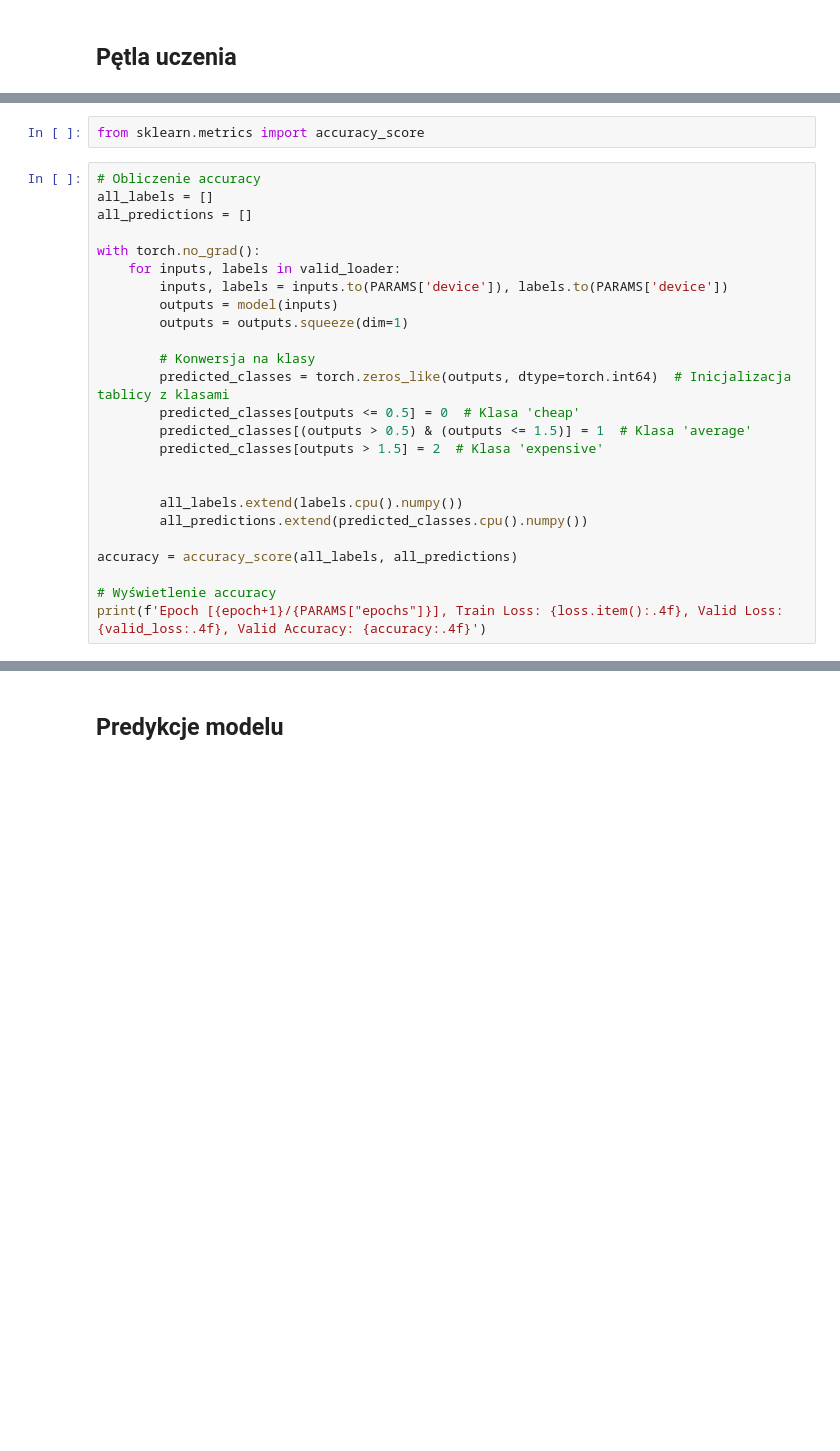
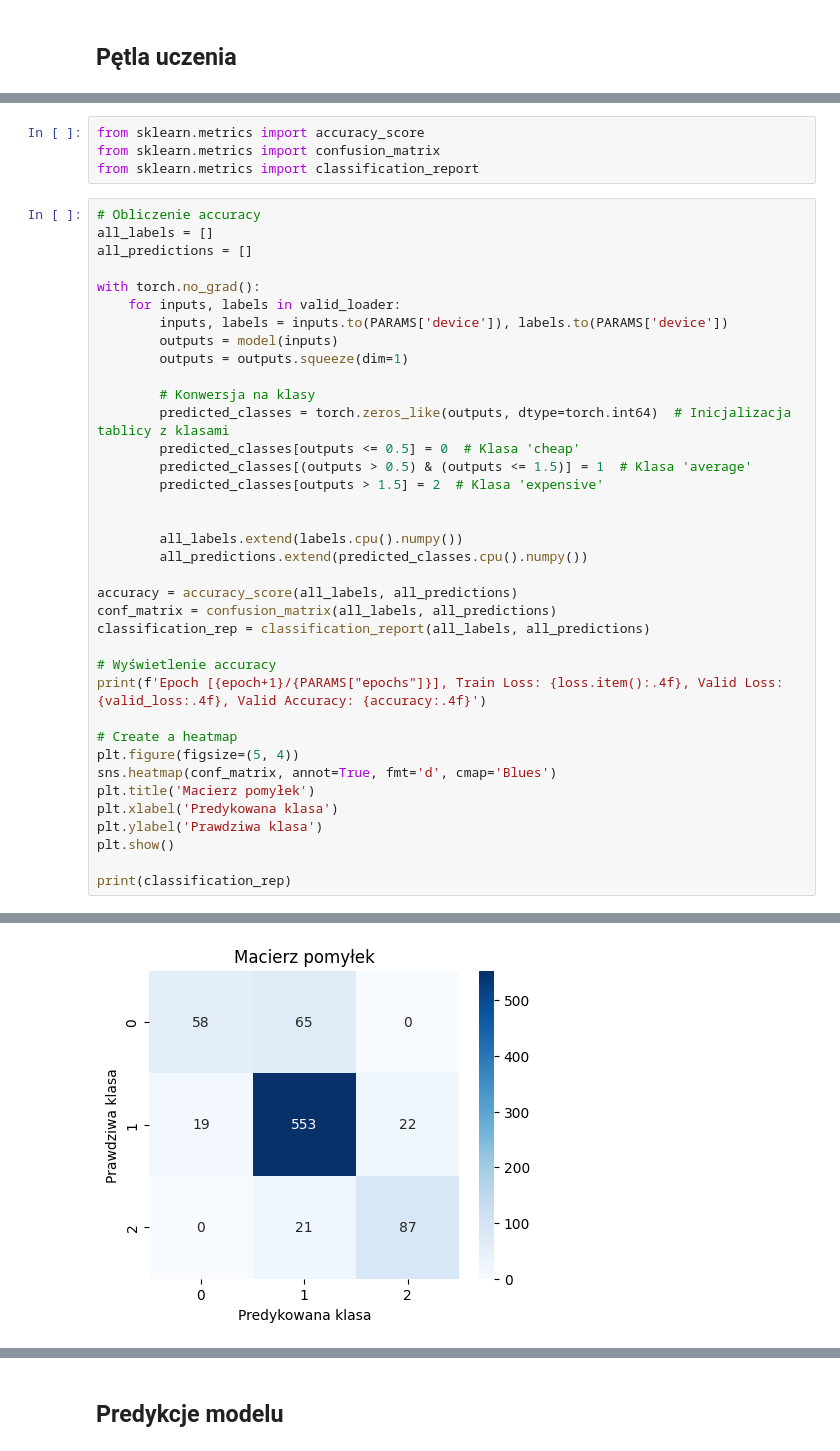
Before and after one commit to Kapturz0ny/nn-concepts, a Jupyter notebook: Mini_projekt2/model.ipynb, the cells around one changed output, grey strips where cells are left out. Drawn from its saved outputs; the diff is of its cells as text; blank space fills up the shorter version.

Commit message:
Add confusion_matrix and classification_report

```diff
--- a/Mini_projekt2/model.ipynb
+++ b/Mini_projekt2/model.ipynb
@@ -237,5 +238,7 @@ Epoch [381/400], Train Loss: 0.0902, Valid Loss: 0.0978
 # %%
 from sklearn.metrics import accuracy_score
+from sklearn.metrics import confusion_matrix
+from sklearn.metrics import classification_report
 # %%
 # Obliczenie accuracy
 all_labels = []
@@ -258,7 +261,19 @@ with torch.no_grad():
         all_predictions.extend(predicted_classes.cpu().numpy())
 
 accuracy = accuracy_score(all_labels, all_predictions)
+conf_matrix = confusion_matrix(all_labels, all_predictions)
+classification_rep = classification_report(all_labels, all_predictions)
 
 # Wyświetlenie accuracy
 print(f'Epoch [{epoch+1}/{PARAMS["epochs"]}], Train Loss: {loss.item():.4f}, Valid Loss: {valid_loss:.4f}, Valid Accuracy: {accuracy:.4f}')
+
+# Create a heatmap
+plt.figure(figsize=(5, 4))
+sns.heatmap(conf_matrix, annot=True, fmt='d', cmap='Blues')
+plt.title('Macierz pomyłek')
+plt.xlabel('Predykowana klasa')
+plt.ylabel('Prawdziwa klasa')
+plt.show()
+
+print(classification_rep)
 # %% [output]
@@ -265,0 +281 @@ Epoch [400/400], Train Loss: 0.0904, Valid Loss: 0.0929, Valid Accuracy: 0.8667
+[figure, added]
```
Also changed, not shown: parts of 4 cells of this notebook.
